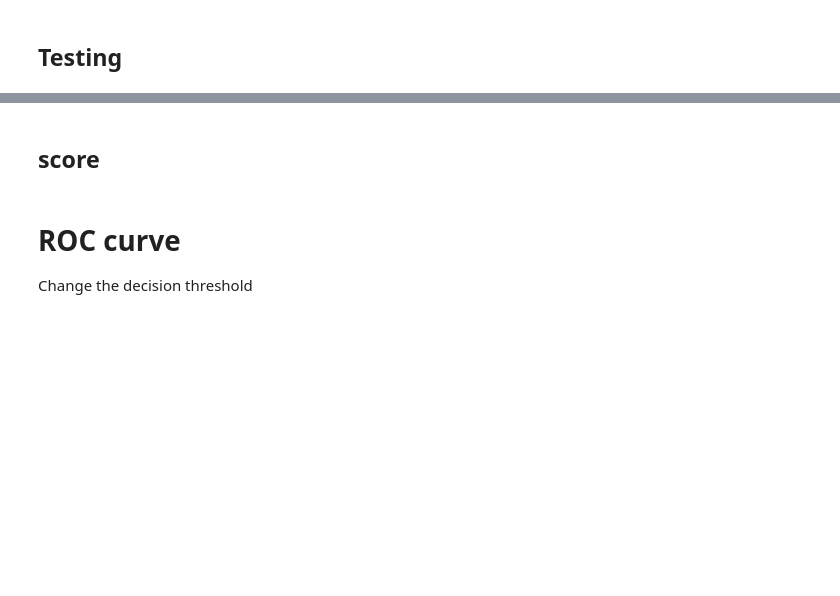
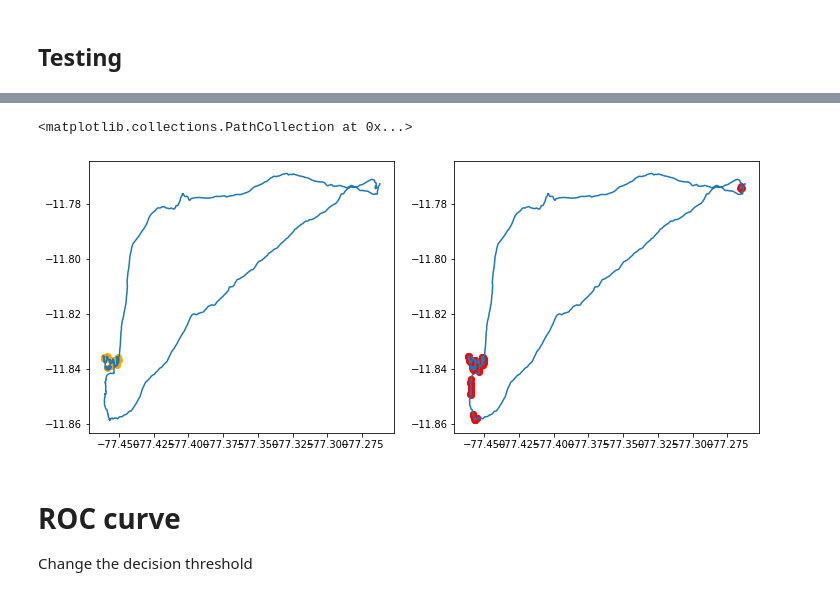
Before and after one commit to AmedeeRoy/BirdDL, a Jupyter notebook: mp_unet_10s.ipynb, the cells around one changed output, grey strips where cells are left out. Saved outputs shown, nothing was run; the diff lists cells and outputs as text; code cells hidden in the pictures; blank space fills up the shorter version.

```diff
--- a/mp_unet_10s.ipynb
+++ b/mp_unet_10s.ipynb
@@ -318,38 +324,33 @@ plt.legend()
 dive_real = []
 dive_estim = []
 
-for i in data_test.trip.unique():
+for i in data_test_new.trip.unique():
     # create dataset for a trajectory
-    t = data_test[data_test.trip == i].copy()
-    test_set = TrajDataSet(t, window, variable, transform = transforms.Compose([Rescale(rescale), DistMatrix(), ToTensor()]))
-    test_set_part = [test_set[i] for i in range(len(test_set)) if i%rescale == 0]
+    t = data_test_new[data_test_new.trip == i].copy()
+    test_set = TrajDataSet(t, window, variable, transform = ToTensor())
 
     # Test the model
-    estim = np.zeros(int((len(t))/rescale))
-    nb = np.zeros(int((len(t))/rescale))
+    estim = np.zeros(len(t))
+    nb = np.zeros(len(t))
 
-    list_out = []
     model.eval()
     k = 0
     with torch.no_grad():
-        for (x, y) in test_set_part:
+        for (x, y, z) in test_set:
             # send to GPU
             x, y = x.to(device), y.to(device)
 
             # Run the forward pass
-            out = model(x.unsqueeze(0))
+            out = model(y.unsqueeze(0))
 
-            estim[k:k + round(window/rescale)] += out.cpu().squeeze().numpy()
-            nb[k:k + round(window/rescale)] += 1
+            estim[k:k + window] += out.cpu().squeeze().numpy()
+            nb[k:k + window] += 1
             k+=1
 
 
-    # remove extra lines
-    t = t.drop(t.tail(len(t)%rescale ).index)
-    real = np.array([np.max(t.dive[i:i+rescale]) for i in range(len(t)) if i%rescale == 0])
-
     # add to list by trajectory
-    dive_real.append(real)
     dive_estim.append(estim/nb)
 
     print(i)
+
+data_test_new['prediction'] = 1/(1+np.exp(-np.hstack(dive_estim)))
@@ -359,11 +365,14 @@ dive_plot = np.array([1*(estim[i]>threshold)  for i in range(len(estim)) for k i
 # %%
+t = data_test_new[data_test_new.trip == 'P1108_46_SV_T2'].copy()
+
 plt.figure(figsize= (12, 5))
 plt.subplot(1, 2, 1)
 plt.plot(np.array(t.lon), np.array(t.lat))
 plt.scatter(t.lon[t.dive == 1], t.lat[t.dive == 1], c = 'orange')
 
 plt.subplot(1, 2, 2)
 plt.plot(np.array(t.lon), np.array(t.lat))
-plt.scatter(t.lon[dive_plot == 1], t.lat[dive_plot == 1], c = 'red')
+plt.scatter(t.lon[t.prediction > 0.5], t.lat[t.prediction > 0.5], c = 'red')
+# %% [output]
+<matplotlib.collections.PathCollection at 0x...>
+[figure, added]
-# %% [markdown]
-## score
```
Also changed, not shown: parts of 15 cells of this notebook.
